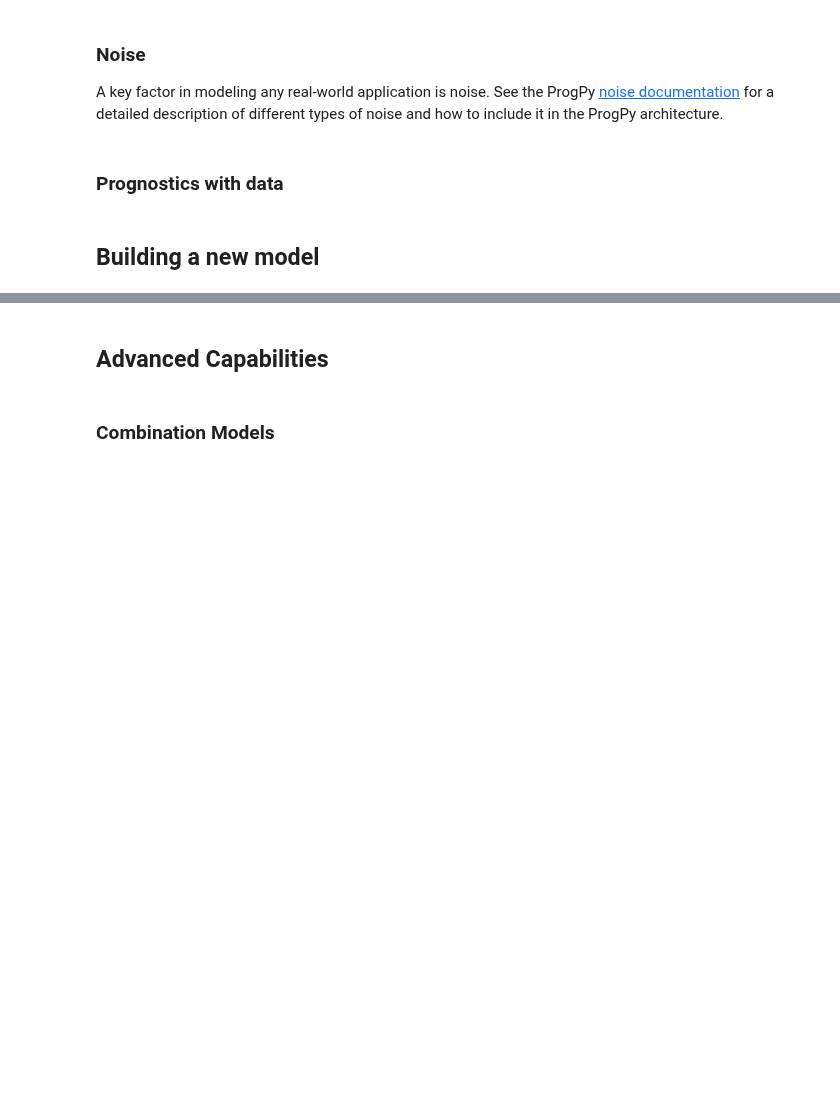
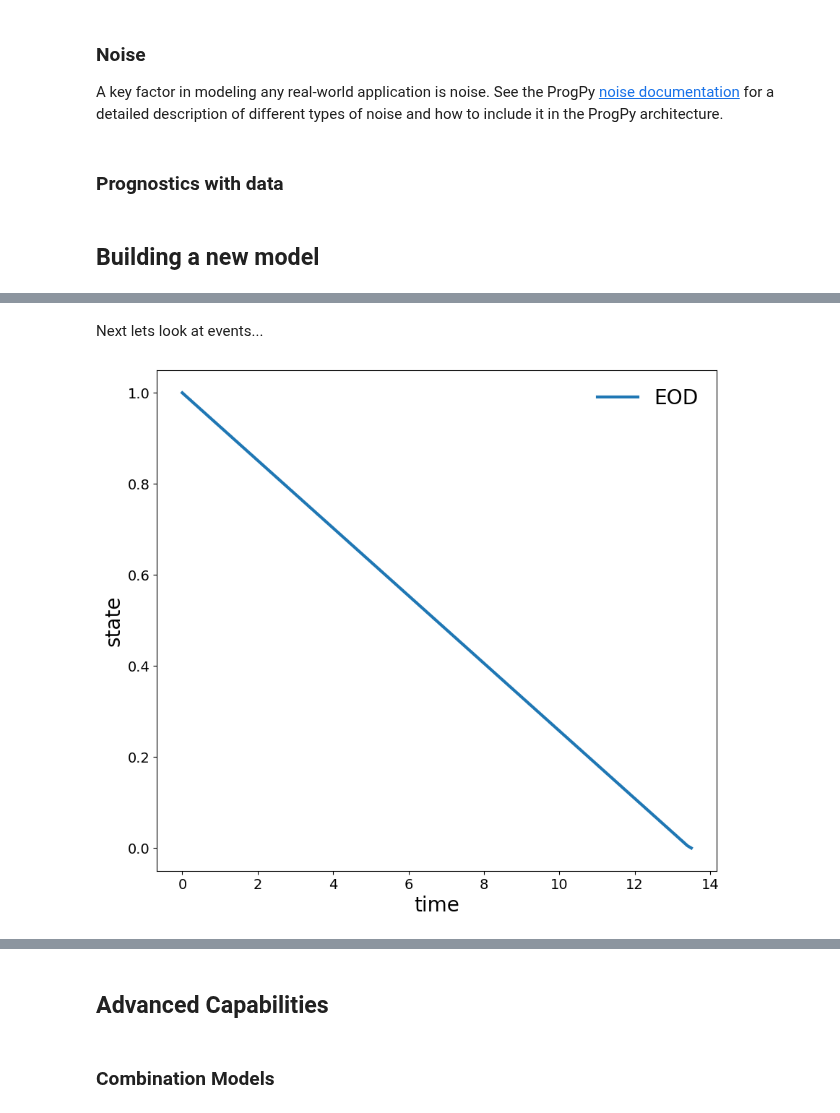
Before and after one commit to nasa/progpy, a Jupyter notebook: examples/2024PHMTutorial.ipynb, the cells around one changed output, grey strips where cells are left out. Saved outputs shown, nothing was run; the diff lists cells and outputs as text; code cells hidden in the pictures; blank space fills up the shorter version.

```diff
--- a/examples/2024PHMTutorial.ipynb
+++ b/examples/2024PHMTutorial.ipynb
@@ -192,0 +293,18 @@ Physics-based model - gina's paper https://pdf.sciencedirectassets.com/271430/1-
+# %% [markdown]
+Next lets look at events...
+# %%
+class SimplifiedEquivilantCircuit(SimplifiedEquivilantCircuit):
+    events = ['EOD']
+# %%
+class SimplifiedEquivilantCircuit(SimplifiedEquivilantCircuit):
+    def event_state(self, x):
+        return {'EOD': x['SOC']}
+# %%
+m = SimplifiedEquivilantCircuit()
+# %%
+future_load = lambda t, x=None: {'P': 15} # 165?
+results = m.simulate_to_threshold(future_load, dt=0.1, save_freq=0.1)
+# %%
+fig = results.event_states.plot()
+# %% [output]
+[figure, added]
```
Also changed, not shown: parts of 25 cells of this notebook.
